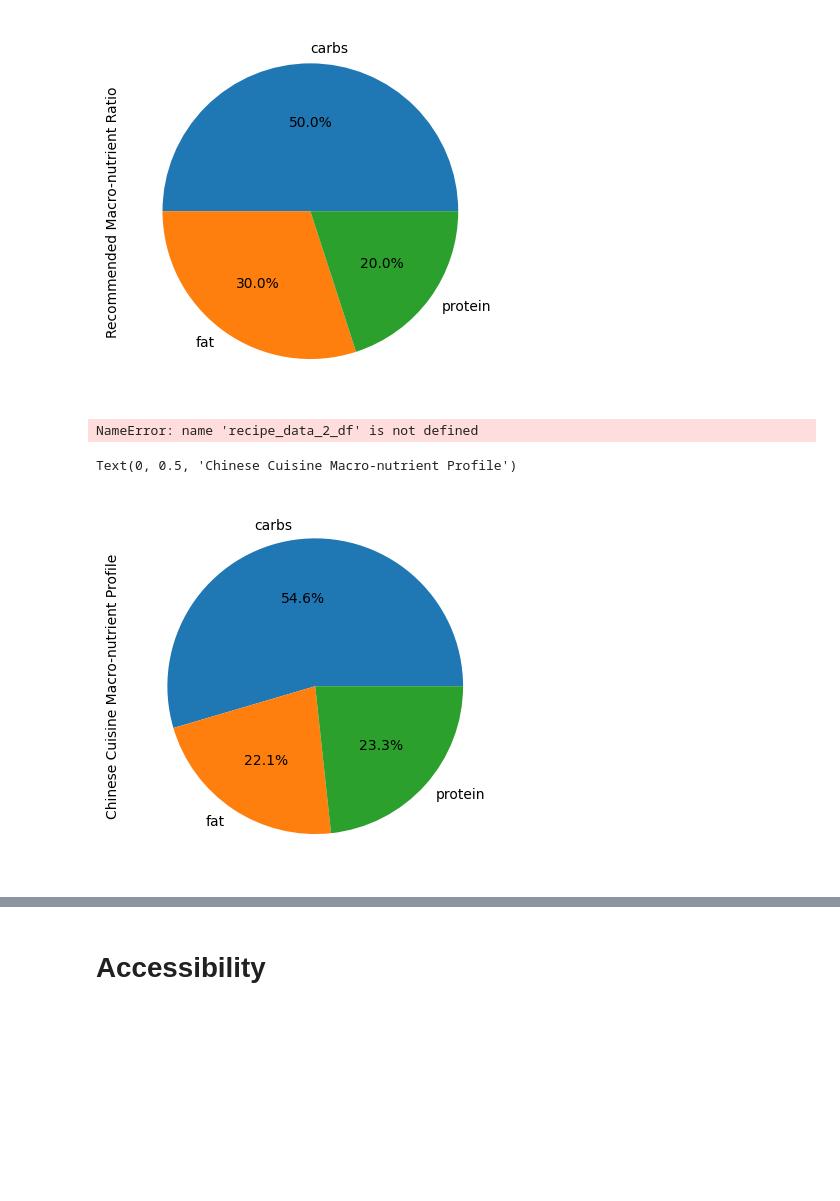
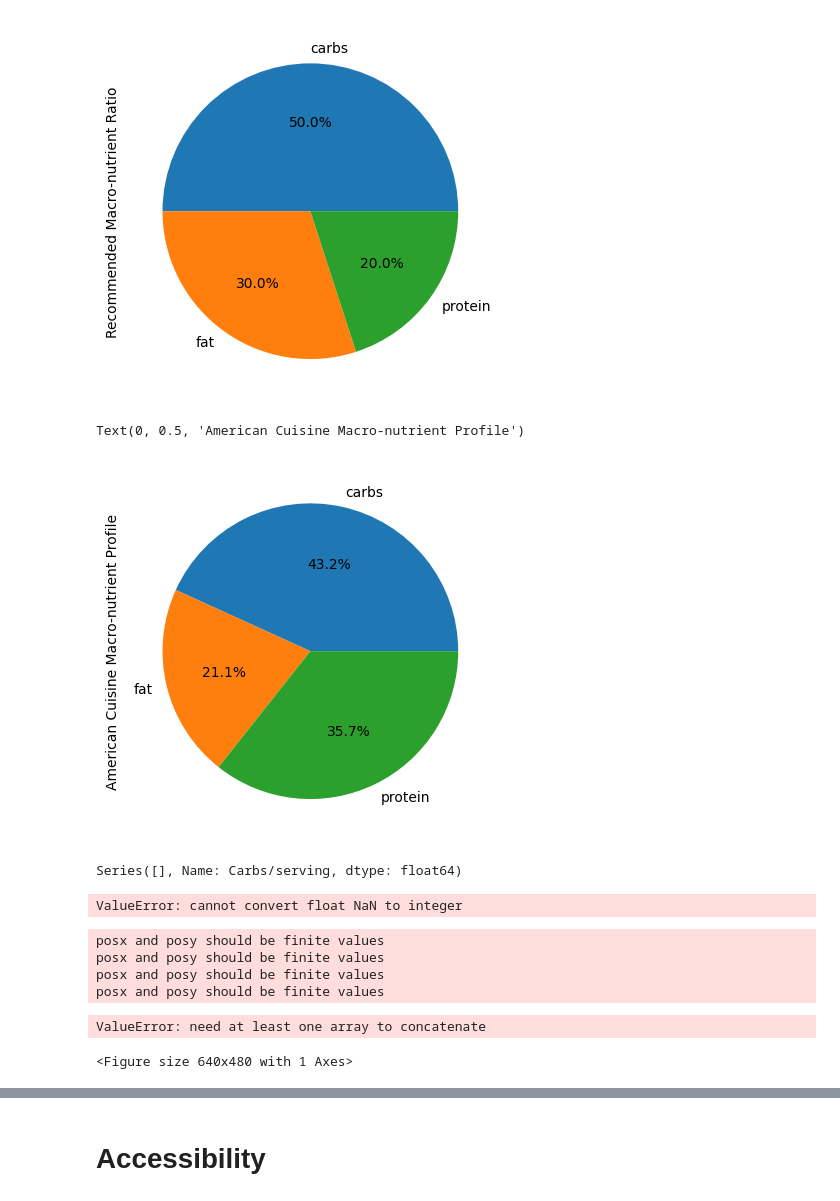
Before and after one commit to ragnor1824/Cuisine_Analysis, a Jupyter notebook: cuisine_analysis_renee.ipynb, the cells around one changed output, grey strips where cells are left out. Drawn from its saved outputs; the diff is of its cells as text; code cells hidden in the pictures; blank space fills up the shorter version.

```diff
--- a/cuisine_analysis_renee.ipynb
+++ b/cuisine_analysis_renee.ipynb
@@ -224,0 +214,14 @@ recipe_data_df.head()
+# %%
+#create dataframe
+recipe_data_pt2_df = pd.DataFrame(recipe_data_pt2)
+
+# save the dataframe
+df.to_csv('recipe_data_pt2.csv')
+# %%
+#read recipe_data_pt1.csv
+recipe_data_pt1_df = pd.read_csv("recipe_data_pt1.csv", header = 0)
+# %%
+#Merge DataFrames
+frames = [recipe_data_pt1_df, recipe_data_pt2_df]
+recipe_data_df = pd.concat(frames, ignore_index = True)
+recipe_data_df
@@ -237,31 +258,34 @@ Text(0, 0.5, 'Recommended Macro-nutrient Ratio')
 [figure]
 # %%
 #American
-am_carbs = recipe_data_2_df.loc[recipe_data_2_df['Cuisine'] == "American", 'Carbs/serving']
+am_carbs = recipe_data_df.loc[recipe_data_df['Cuisine'] == "American", 'Carbs/serving']
 am_carbs = am_carbs.mean()
 
-am_fat = recipe_data_2_df.loc[recipe_data_2_df['Cuisine'] == "American", 'Fat/serving']
+am_fat = recipe_data_df.loc[recipe_data_df['Cuisine'] == "American", 'Fat/serving']
 am_fat = am_fat.mean()
 
-am_protein = recipe_data_2_df.loc[recipe_data_2_df['Cuisine'] == "American", 'Protein/serving']
+am_protein = recipe_data_df.loc[recipe_data_df['Cuisine'] == "American", 'Protein/serving']
 am_protein = am_protein.mean()
 
 am_averages = [am_carbs, am_fat, am_protein]
 labels = ["carbs", "fat", "protein"]
 
 plt.pie(am_averages, labels=labels, autopct='%1.1f%%')
 plt.ylabel("American Cuisine Macro-nutrient Profile")
 # %% [output]
-NameError: name 'recipe_data_2_df' is not defined
+Text(0, 0.5, 'American Cuisine Macro-nutrient Profile')
+[figure, added]
 # %%
 #Chinese
-ch_carbs = recipe_data_2_df.loc[recipe_data_2_df['Cuisine'] == "Chinese", 'Carbs/serving']
+ch_carbs = recipe_data_df.loc[recipe_data_df['Cuisine'] == "Chinese", 'Carbs/serving']
+print(ch_carbs)
+
 ch_carbs = ch_carbs.mean()
 
-ch_fat = recipe_data_2_df.loc[recipe_data_2_df['Cuisine'] == "Chinese", 'Fat/serving']
+ch_fat = recipe_data_df.loc[recipe_data_df['Cuisine'] == "Chinese", 'Fat/serving']
 ch_fat = ch_fat.mean()
 
-ch_protein = recipe_data_2_df.loc[recipe_data_2_df['Cuisine'] == "Chinese", 'Protein/serving']
+ch_protein = recipe_data_df.loc[recipe_data_df['Cuisine'] == "Chinese", 'Protein/serving']
 ch_protein = ch_protein.mean()
 
 ch_averages = [ch_carbs, ch_fat, ch_protein]
@@ -270,7 +294,13 @@ labels = ["carbs", "fat", "protein"]
 plt.pie(ch_averages, labels=labels, autopct='%1.1f%%')
 plt.ylabel("Chinese Cuisine Macro-nutrient Profile")
 # %% [output]
-Text(0, 0.5, 'Chinese Cuisine Macro-nutrient Profile')
+Series([], Name: Carbs/serving, dtype: float64)
-[figure, removed]
+ValueError: cannot convert float NaN to integer
+posx and posy should be finite values
+posx and posy should be finite values
+posx and posy should be finite values
+posx and posy should be finite values
+ValueError: need at least one array to concatenate
+<Figure size 640x480 with 1 Axes>
 # %%
 #Mexican
```
Also changed, not shown: parts of 5 cells of this notebook, 2 other files.
